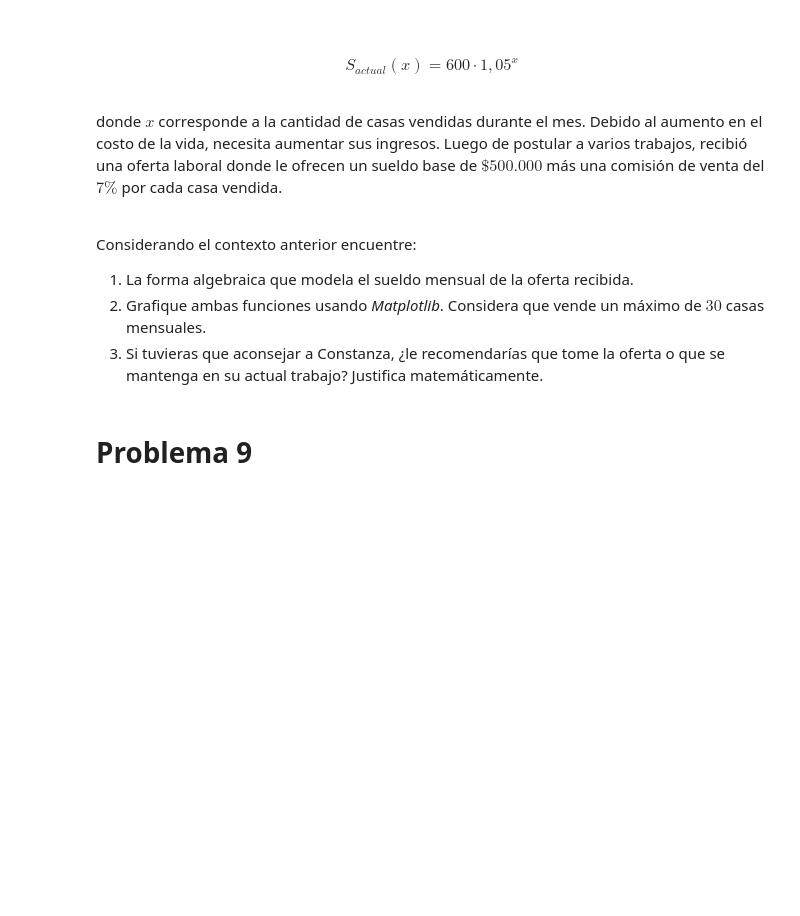
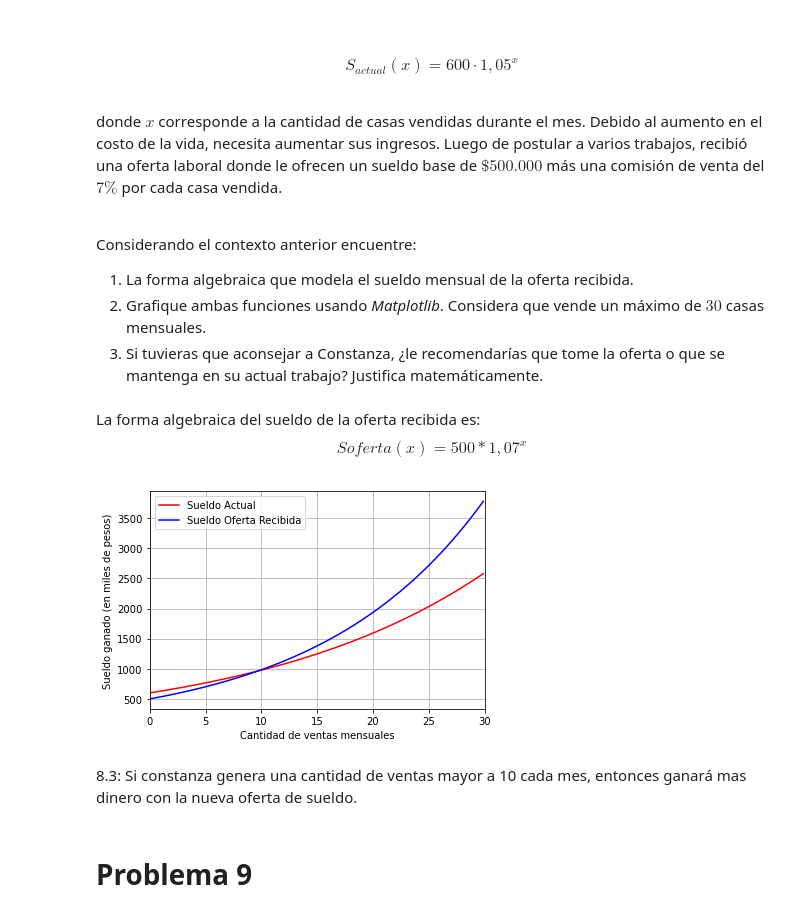
Before and after one commit to pintoduoc/MatematicaAplicada, a Jupyter notebook: G3_Aplicaciones_de_funciones.ipynb, the cells around one changed output. Cells and saved outputs as stored; diff of their text form; code cells hidden in the pictures; blank space fills up the shorter version.

```diff
--- a/G3_Aplicaciones_de_funciones.ipynb
+++ b/G3_Aplicaciones_de_funciones.ipynb
@@ -178,0 +239,19 @@ de los ejes. Utilice *Matplotlib*.
+# %%
+#5.3
+import numpy as np
+from scipy.optimize import fsolve
+def I(x):
+    return -20*x + 1000
+
+def C(x):
+    return 200*x + 500
+
+def interseccion(x):
+    return I(x)-C(x)
+
+x = np.linspace(0, 5, 5)
+
+solucion = np.around(fsolve(interseccion, x), 1)
+solucionIntersec = np.unique(solucion)
+
+print(f'5.3\nEl punto de interseccion de ambas funciones es en x = {solucionIntersec}')
@@ -230,6 +312,35 @@ Considerando el contexto anterior encuentre:
 1. La forma algebraica que modela el sueldo mensual de la oferta recibida.
 2. Grafique ambas funciones usando *Matplotlib*. Considera que vende un máximo de $30$ casas mensuales.
 3. Si tuvieras que aconsejar a Constanza, ¿le recomendarías que tome la oferta o que se mantenga en su actual trabajo? Justifica matemáticamente.
+# %% [markdown]
+La forma algebraica del sueldo de la oferta recibida es: $$Soferta(x) = 500 * 1,07^{x}$$
+# %%
+#8.2
+import matplotlib.pyplot as plt
+import numpy as np
+
+def Sactual(x):
+    return 600 * 1.05**x
+
+def Soferta(x):
+    return 500 * 1.07**x
+
+x = np.arange(0,30,0.1)
+plt.xlim(0,30)
+
+plt.plot(x, Sactual(x), color='r', label='Sueldo Actual')
+plt.plot(x, Soferta(x), color='b', label='Sueldo Oferta Recibida')
+
+plt.xlabel('Cantidad de ventas mensuales')
+plt.ylabel('Sueldo ganado (en miles de pesos)')
+
+plt.grid(True)
+plt.legend()
+plt.show()
+# %% [output]
+[figure, added]
+# %% [markdown]
+8.3: Si constanza genera una cantidad de ventas mayor a 10 cada mes, entonces ganará mas dinero con la nueva oferta de sueldo.
 # %% [markdown]
 # Problema 9
 # %% [markdown]
```
Also changed, not shown: parts of 7 cells of this notebook.
